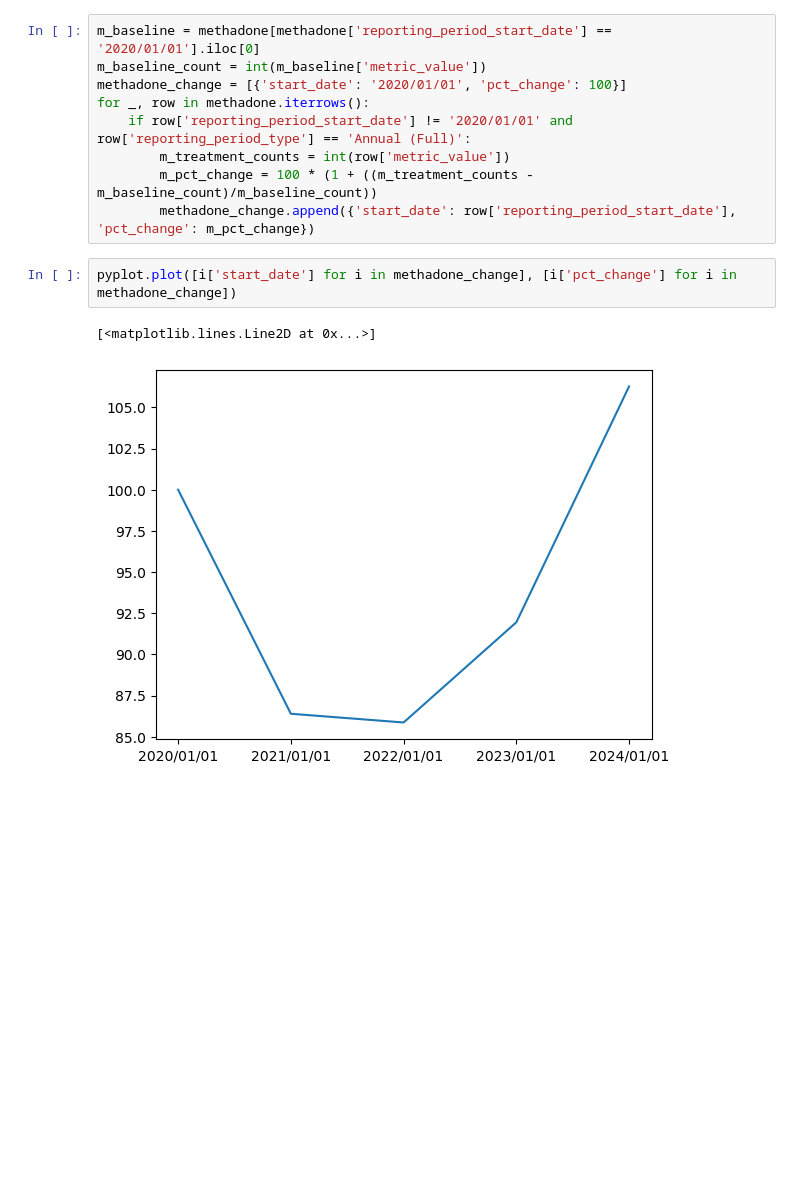
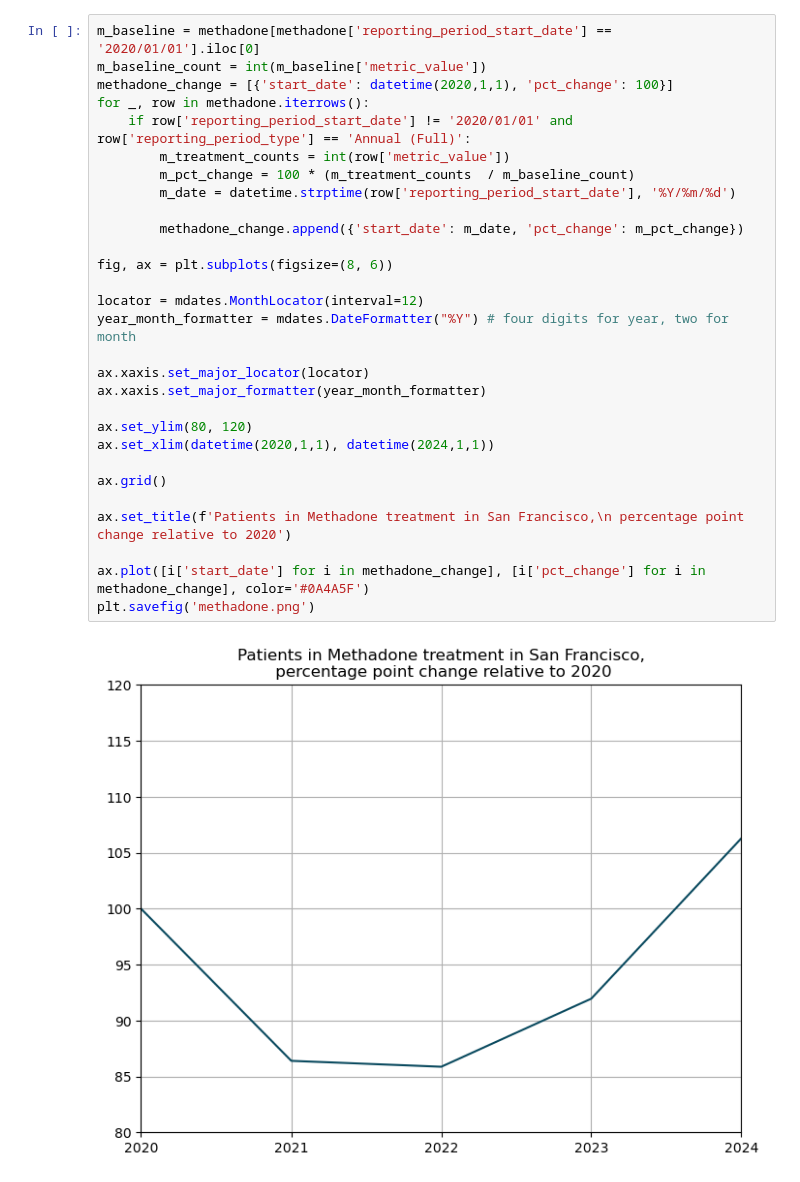
Before and after one commit to jokohn/sf_addiction_charts, a Jupyter notebook: Workspace.ipynb, the cells around one changed output. Drawn from its saved outputs; the diff is of its cells as text; blank space fills up the shorter version.

```diff
--- a/Workspace.ipynb
+++ b/Workspace.ipynb
@@ -53,17 +83,34 @@ pyplot.plot([i['date'] for i in smoothed_overdose_calls],[i['avg_calls'] for i i
 # %%
 m_baseline = methadone[methadone['reporting_period_start_date'] == '2020/01/01'].iloc[0]
 m_baseline_count = int(m_baseline['metric_value'])
-methadone_change = [{'start_date': '2020/01/01', 'pct_change': 100}]
+methadone_change = [{'start_date': datetime(2020,1,1), 'pct_change': 100}]
 for _, row in methadone.iterrows():
     if row['reporting_period_start_date'] != '2020/01/01' and row['reporting_period_type'] == 'Annual (Full)':
         m_treatment_counts = int(row['metric_value'])
-        m_pct_change = 100 * (1 + ((m_treatment_counts - m_baseline_count)/m_baseline_count))
-        methadone_change.append({'start_date': row['reporting_period_start_date'], 'pct_change': m_pct_change})
+        m_pct_change = 100 * (m_treatment_counts  / m_baseline_count)
+        m_date = datetime.strptime(row['reporting_period_start_date'], '%Y/%m/%d')
+
+        methadone_change.append({'start_date': m_date, 'pct_change': m_pct_change})
+
+fig, ax = plt.subplots(figsize=(8, 6))
+
+locator = mdates.MonthLocator(interval=12)
+year_month_formatter = mdates.DateFormatter("%Y") # four digits for year, two for month
+
+ax.xaxis.set_major_locator(locator)
+ax.xaxis.set_major_formatter(year_month_formatter)
+
+ax.set_ylim(80, 120)
+ax.set_xlim(datetime(2020,1,1), datetime(2024,1,1))
+
+ax.grid()
+
+ax.set_title(f'Patients in Methadone treatment in San Francisco,\n percentage point change relative to 2020')
+
+ax.plot([i['start_date'] for i in methadone_change], [i['pct_change'] for i in methadone_change], color='#0A4A5F')
+plt.savefig('methadone.png')
+# %% [output]
+[figure, added]
-# %%
-pyplot.plot([i['start_date'] for i in methadone_change], [i['pct_change'] for i in methadone_change])
-# %% [output]
-[<matplotlib.lines.Line2D at 0x...>]
-[figure, removed]
 # %%
 b_baseline = buprenorphine[buprenorphine['reporting_period_start_date'] == '2020/01/01'].iloc[0]
 b_baseline_count = int(b_baseline['metric_value'])
```
Also changed, not shown: parts of 15 cells of this notebook, 6 other files.
